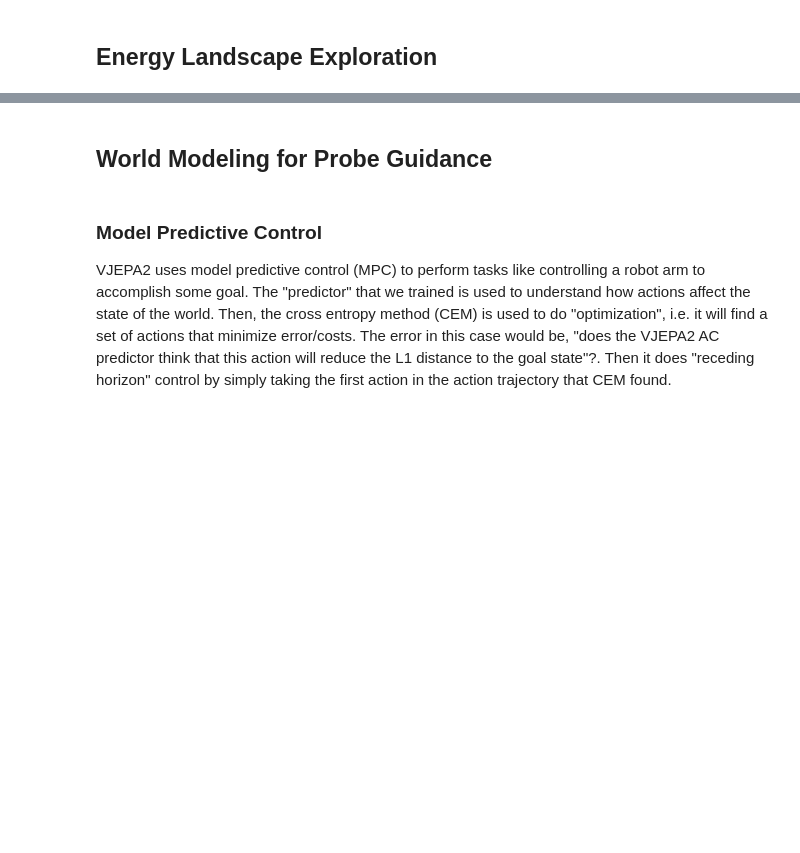
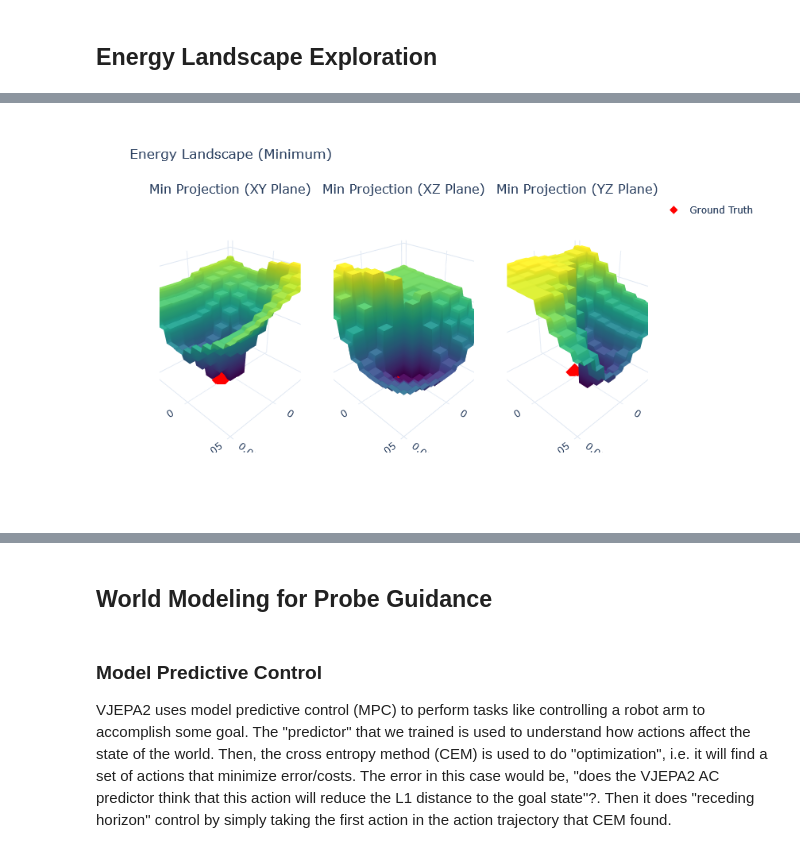
Before and after one commit to csu-signal/vjepa2, a Jupyter notebook: notebooks/probe_guidance_testing.ipynb, the cells around one changed output, grey strips where cells are left out. Saved outputs shown, nothing was run; the diff lists cells and outputs as text; code cells hidden in the pictures; blank space fills up the shorter version.

```diff
--- a/notebooks/probe_guidance_testing.ipynb
+++ b/notebooks/probe_guidance_testing.ipynb
@@ -586,0 +452,99 @@ fig.show()
+# %%
+import plotly.graph_objects as go
+from plotly.subplots import make_subplots
+from scipy.stats import binned_statistic_2d
+from scipy.interpolate import griddata
+#pio.renderers.default = "notebook
+
+# Extract PyTorch tensors to CPU floats
+delta_x = [d[0].detach().cpu().item() if hasattr(d[0], 'detach') else d[0] for d in plot_data]
+delta_y = [d[1].detach().cpu().item() if hasattr(d[1], 'detach') else d[1] for d in plot_data]
+delta_z = [d[2].detach().cpu().item() if hasattr(d[2], 'detach') else d[2] for d in plot_data]
+energy  = [d[3].detach().cpu().item() if hasattr(d[3], 'detach') else d[3] for d in plot_data]
+
+gt_x = actions[0, 0, 0].detach().cpu().item()
+gt_y = actions[0, 0, 1].detach().cpu().item()
+gt_z = actions[0, 0, 2].detach().cpu().item()
+
+fig1 = make_subplots(
+    rows=1, cols=3,
+    specs=[[{'type': 'scene'}, {'type': 'scene'}, {'type': 'scene'}]],
+    subplot_titles=(
+        "Min Projection (XY Plane)",
+        "Min Projection (XZ Plane)",
+        "Min Projection (YZ Plane)"
+    )
+)
+
+plane_pairs = [
+    (delta_x, delta_y, "Delta X", "Delta Y", gt_x, gt_y, 1),
+    (delta_x, delta_z, "Delta X", "Delta Z", gt_x, gt_z, 2),
+    (delta_y, delta_z, "Delta Y", "Delta Z", gt_y, gt_z, 3),
+]
+
+min_e = float(np.min(energy))
+
+for d1, d2, lbl1, lbl2, gt1, gt2, col in plane_pairs:
+    # 1. Binned minimum aggregation
+    stat, x_edges, y_edges, _ = binned_statistic_2d(d1, d2, energy, statistic='min', bins=50)
+
+    # Bin centers
+    xc = (x_edges[:-1] + x_edges[1:]) / 2
+    yc = (y_edges[:-1] + y_edges[1:]) / 2
+    XC, YC = np.meshgrid(xc, yc)
+
+    # Clean grid for smooth surface
+    xi = np.linspace(min(d1), max(d1), 50)
+    yi = np.linspace(min(d2), max(d2), 50)
+    XI, YI = np.meshgrid(xi, yi)
+
+    # Fill empty bins using nearest neighbor
+    valid = ~np.isnan(stat)
+    ZI = griddata((XC[valid], YC[valid]), stat[valid], (XI, YI), method='nearest')
+
+    # 2. Add surface
+    fig1.add_trace(
+        go.Surface(
+            x=xi, y=yi, z=ZI.T,
+            colorscale='Viridis',
+            showscale=False,
+            hovertemplate=f"{lbl1}: %{{x:.2f}}<br>{lbl2}: %{{y:.2f}}<br>Min Energy: %{{z:.2f}}<extra></extra>"
+        ),
+        row=1, col=col
+    )
+
+    # Add Ground Truth marker
+    fig1.add_trace(
+        go.Scatter3d(
+            x=[gt1], y=[gt2], z=[min_e],
+            mode='markers',
+            marker=dict(size=8, color='red', symbol='diamond'),
+            name='Ground Truth',
+            showlegend=(col == 1)
+        ),
+        row=1, col=col
+    )
+
+scenes = ['scene', 'scene2', 'scene3']
+axis_labels = [
+    ("Delta X", "Delta Y", "Energy"),
+    ("Delta X", "Delta Z", "Energy"),
+    ("Delta Y", "Delta Z", "Energy")
+]
+
+for scene_name, (x_lbl, y_lbl, z_lbl) in zip(scenes, axis_labels):
+    fig1.update_layout({
+        scene_name: dict(
+            xaxis_title=x_lbl, yaxis_title=y_lbl, zaxis_title=z_lbl,
+            camera=dict(eye=dict(x=1.5, y=1.5, z=1.2))
+        )
+    })
+
+fig1.update_layout(
+    height=500, width=1300,
+    title_text="Energy Landscape (Minimum)",
+    template="plotly_white"
+)
+fig1.show()
+# %% [output]
+[figure, added]
```
Also changed, not shown: parts of 14 cells of this notebook, 1 other file.
